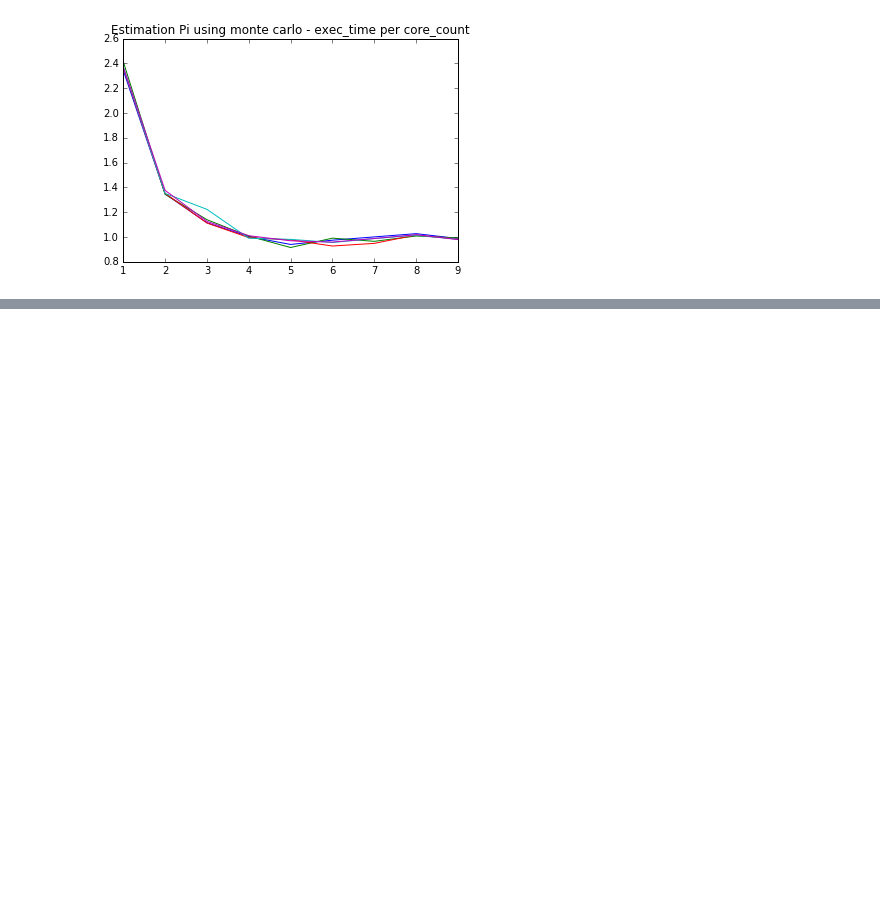
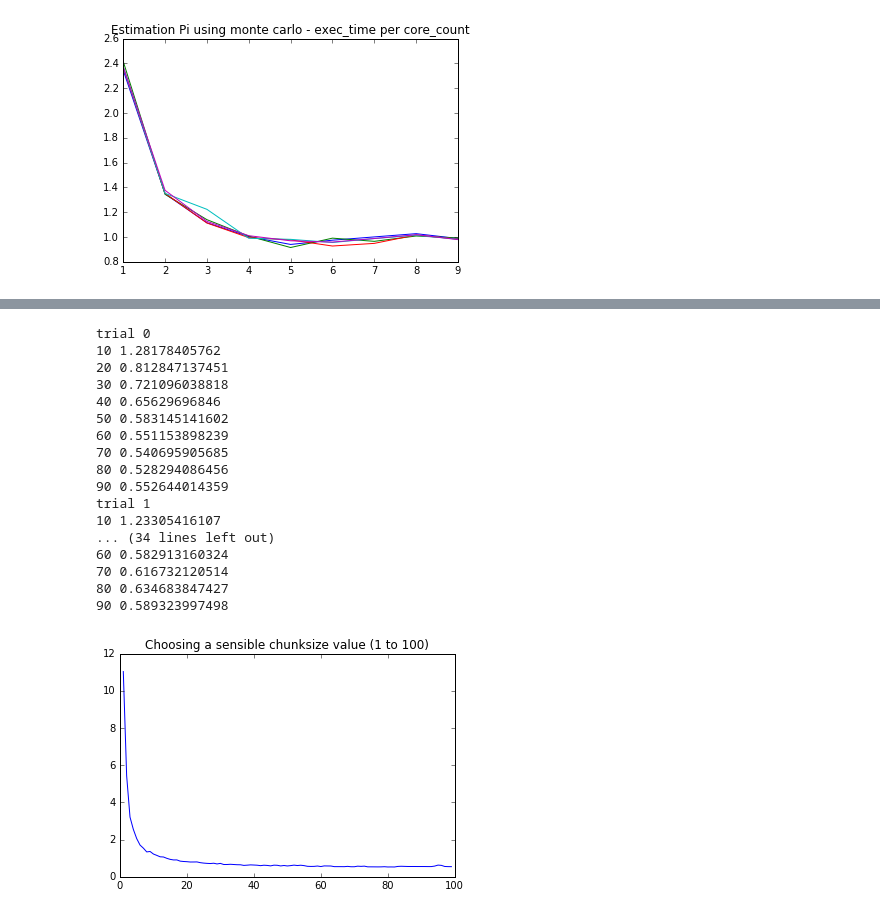
Before and after one commit to Ashon/_study_multiprocessing, a Jupyter notebook: ch9_multiprocessing.ipynb, the cells around one changed output, grey strips where cells are left out. Cells and saved outputs as stored; diff of their text form; code cells hidden in the pictures; blank space fills up the shorter version.

```diff
--- a/ch9_multiprocessing.ipynb
+++ b/ch9_multiprocessing.ipynb
@@ -422,0 +438,51 @@ trial=19
+# %%
+num_range = range(from_num, to_num)
+proc_count = 4
+chunk_range = range(1, 100)
+delta_set = [-1 for _ in chunk_range]
+
+pool = Pool(proc_count)
+
+trial_count = 5
+for trial in range(trial_count):
+    print 'trial', trial
+    for cr in chunk_range:
+        t = time.time()
+
+        # use default check_prime function with chunk size
+        res = pool.map(check_prime, iterable=num_range, chunksize=cr)
+        delta = time.time() - t
+
+        idx = cr - 1
+
+        if delta_set[idx] < 0:
+            delta_set[idx] = delta
+        else:
+            if delta < delta_set[idx]:
+                delta_set[idx] = delta
+
+        if cr % 10 == 0:
+            print cr, delta
+
+plt.title('Choosing a sensible chunksize value (1 to 100)')
+plt.plot(chunk_range, delta_set)
+plt.show()
+# %% [output]
+trial 0
+10 1.28178405762
+20 0.812847137451
+30 0.721096038818
+40 0.65629696846
+50 0.583145141602
+60 0.551153898239
+70 0.540695905685
+80 0.528294086456
+90 0.552644014359
+trial 1
+10 1.23305416107
+... (34 lines left out)
+60 0.582913160324
+70 0.616732120514
+80 0.634683847427
+90 0.589323997498
+[figure, added]
```
Also changed, not shown: parts of 8 cells of this notebook.
